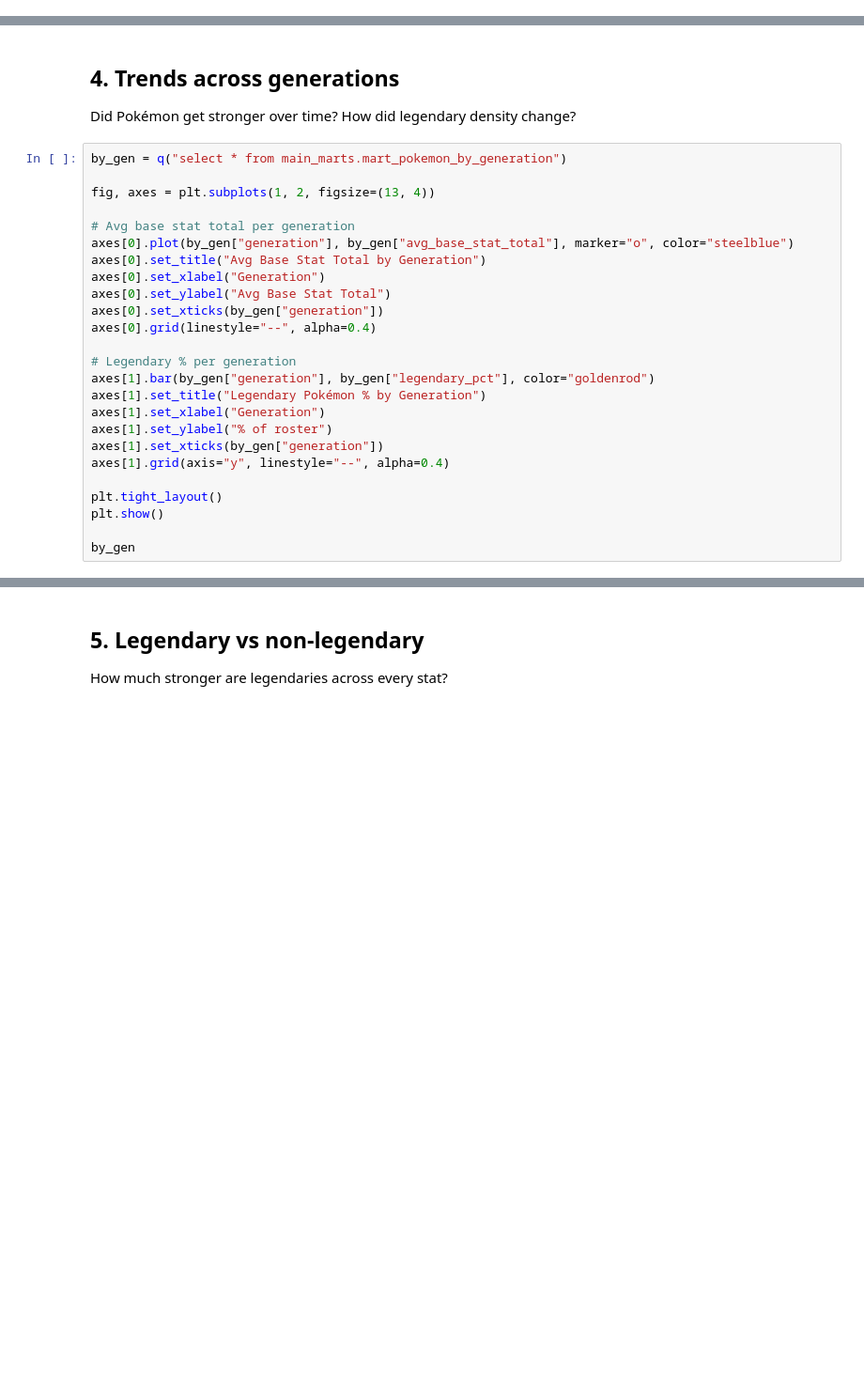
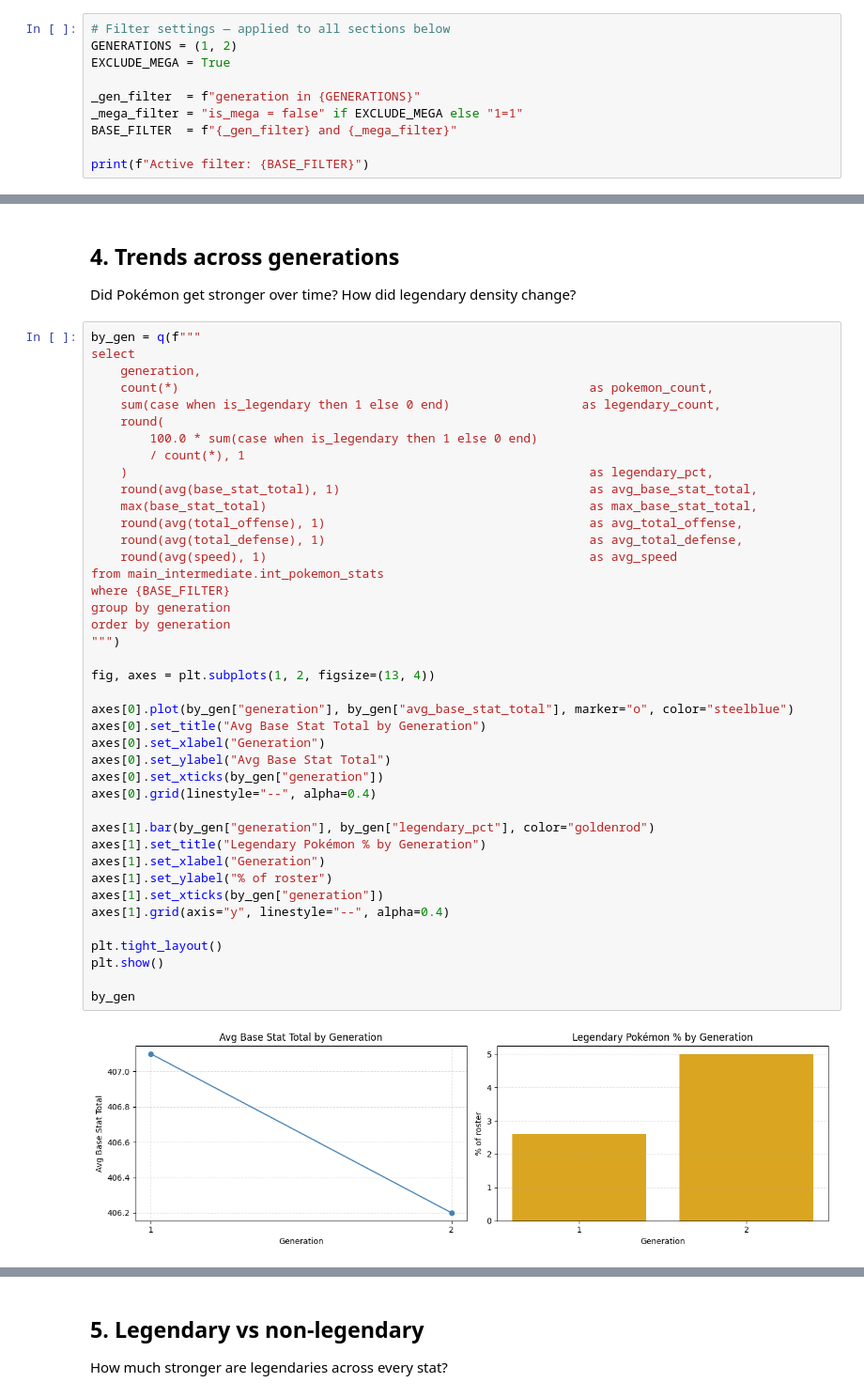
Before and after one commit to benmol1/data-stack, a Jupyter notebook: notebooks/pokemon_analytics.ipynb, the cells around one changed output, grey strips where cells are left out. Shown at 94% size. Cells and saved outputs as stored; diff of their text form; blank space fills up the shorter version.

```diff
--- a/notebooks/pokemon_analytics.ipynb
+++ b/notebooks/pokemon_analytics.ipynb
@@ -28,0 +31,10 @@ print("Connected to", DB_PATH)
+# %%
+# Filter settings — applied to all sections below
+GENERATIONS = (1, 2)
+EXCLUDE_MEGA = True
+
+_gen_filter  = f"generation in {GENERATIONS}"
+_mega_filter = "is_mega = false" if EXCLUDE_MEGA else "1=1"
+BASE_FILTER  = f"{_gen_filter} and {_mega_filter}"
+
+print(f"Active filter: {BASE_FILTER}")
@@ -80,27 +147,45 @@ plt.show()
 
 Did Pokémon get stronger over time? How did legendary density change?
 # %%
-by_gen = q("select * from main_marts.mart_pokemon_by_generation")
+by_gen = q(f"""
+select
+    generation,
+    count(*)                                                        as pokemon_count,
+    sum(case when is_legendary then 1 else 0 end)                  as legendary_count,
+    round(
+        100.0 * sum(case when is_legendary then 1 else 0 end)
+        / count(*), 1
+    )                                                               as legendary_pct,
+    round(avg(base_stat_total), 1)                                  as avg_base_stat_total,
+    max(base_stat_total)                                            as max_base_stat_total,
+    round(avg(total_offense), 1)                                    as avg_total_offense,
+    round(avg(total_defense), 1)                                    as avg_total_defense,
+    round(avg(speed), 1)                                            as avg_speed
+from main_intermediate.int_pokemon_stats
+where {BASE_FILTER}
+group by generation
+order by generation
+""")
 
 fig, axes = plt.subplots(1, 2, figsize=(13, 4))
 
-# Avg base stat total per generation
 axes[0].plot(by_gen["generation"], by_gen["avg_base_stat_total"], marker="o", color="steelblue")
 axes[0].set_title("Avg Base Stat Total by Generation")
 axes[0].set_xlabel("Generation")
 axes[0].set_ylabel("Avg Base Stat Total")
 axes[0].set_xticks(by_gen["generation"])
 axes[0].grid(linestyle="--", alpha=0.4)
 
-# Legendary % per generation
 axes[1].bar(by_gen["generation"], by_gen["legendary_pct"], color="goldenrod")
 axes[1].set_title("Legendary Pokémon % by Generation")
 axes[1].set_xlabel("Generation")
 axes[1].set_ylabel("% of roster")
 axes[1].set_xticks(by_gen["generation"])
 axes[1].grid(axis="y", linestyle="--", alpha=0.4)
 
 plt.tight_layout()
 plt.show()
 
 by_gen
+# %% [output]
+[figure, added]
```
Also changed, not shown: parts of 18 cells of this notebook, 8 other files.
